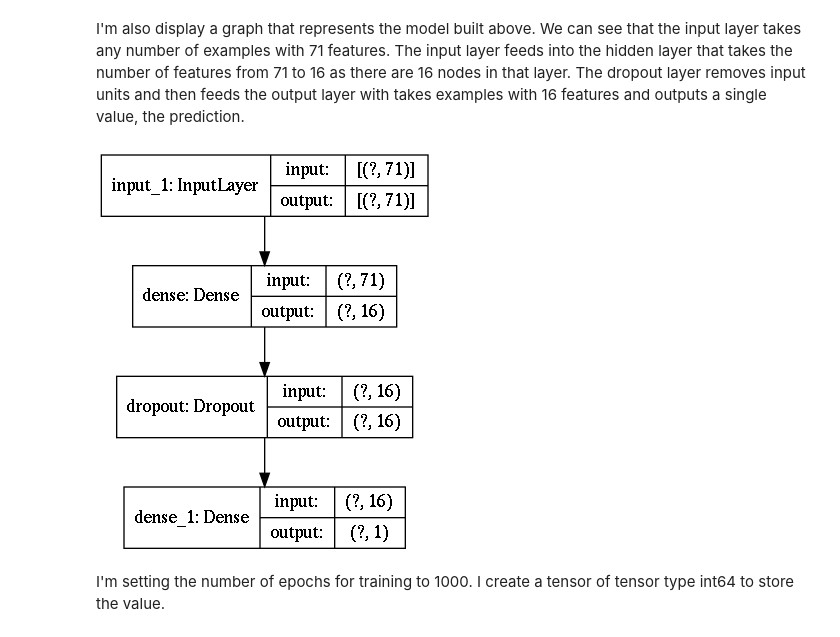
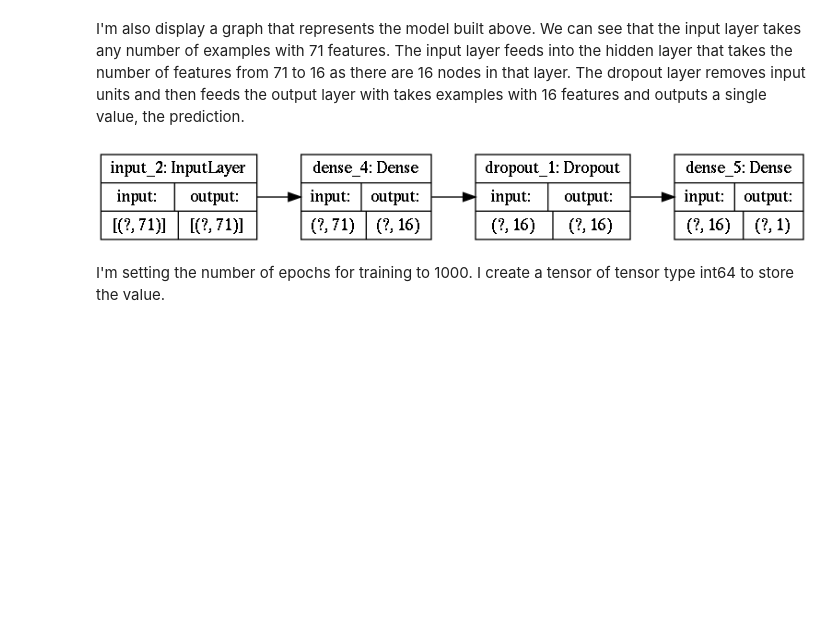
Before and after one commit to gradnerj/cs6600-class-project, a Jupyter notebook: cs5600-final-project.ipynb, the cells around one changed output. Drawn from its saved outputs; the diff is of its cells as text; code cells hidden in the pictures; blank space fills up the shorter version.

Commit message:
Changed NN graphs to be horizontal

```diff
--- a/cs5600-final-project.ipynb
+++ b/cs5600-final-project.ipynb
@@ -1110,9 +1110,9 @@ _________________________________________________________________
 # %% [markdown]
 I'm also display a graph that represents the model built above. We can see that the input layer takes any number of examples with 71 features. The input layer feeds into the hidden layer that takes the number of features from 71 to 16 as there are 16 nodes in that layer. The dropout layer removes input units and then feeds the output layer with takes examples with 16 features and outputs a single value, the prediction.
 # %%
-keras.utils.plot_model(model, "Neural_Net_1.png", show_shapes=True)
+keras.utils.plot_model(model, "Neural_Net_1.png", show_shapes=True,rankdir='LR')
 # %% [output]
-[figure, old version]
+[figure, new version]
 # %% [markdown]
 I'm setting the number of epochs for training to 1000. I create a tensor of tensor type int64 to store the value.
 # %%
```
Also changed, not shown: parts of 2 cells of this notebook, 2 other files.
